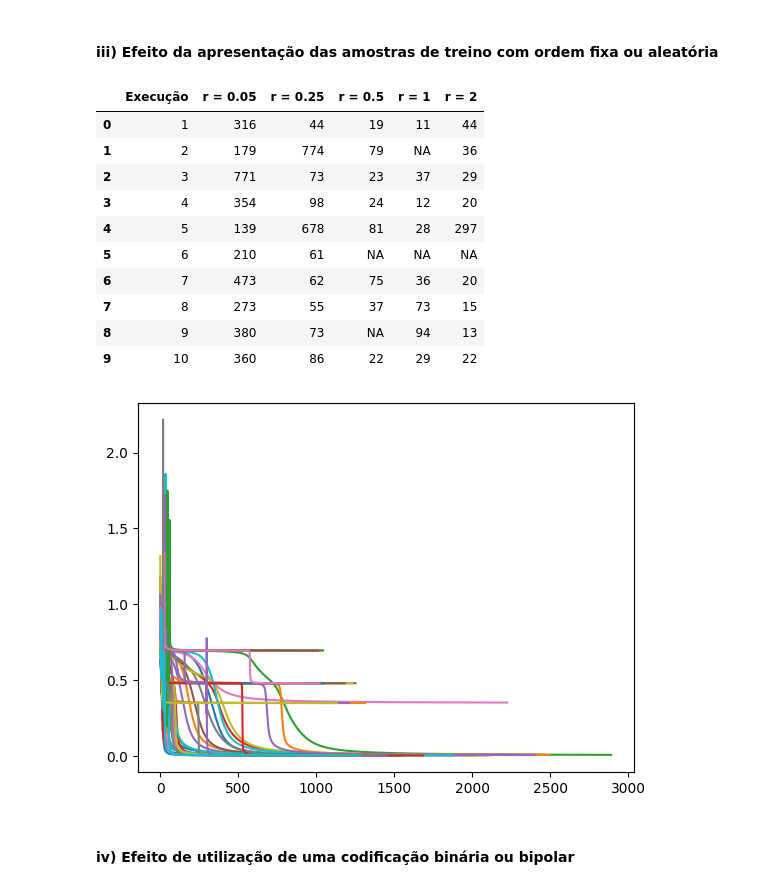
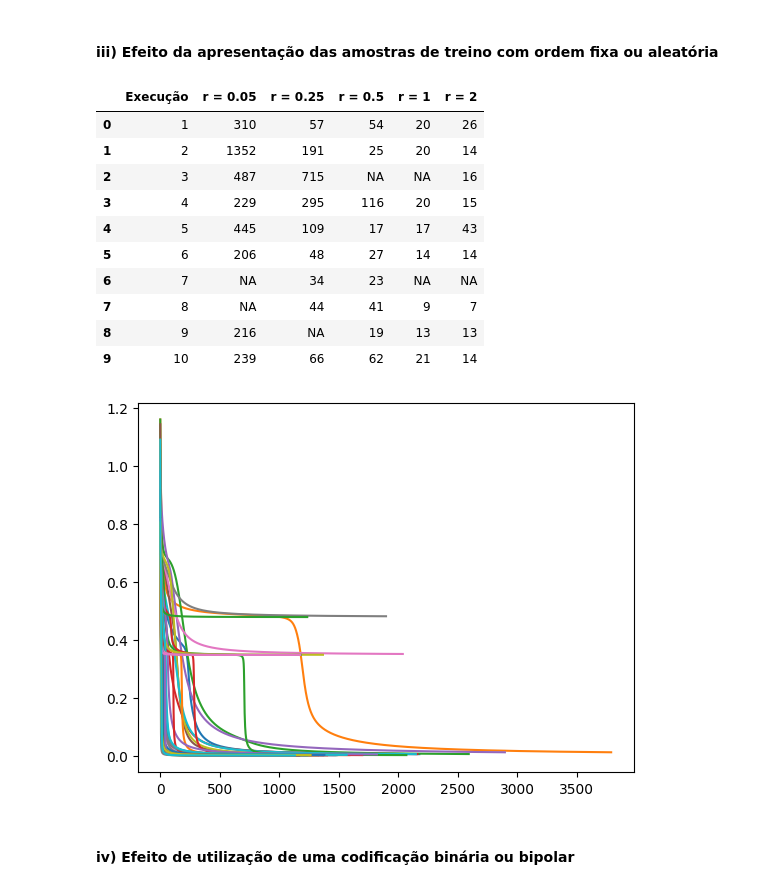
Before and after one commit to souocare/iasc_course_ai, a Jupyter notebook: Part 1/parte1.ipynb, the cells around one changed output. Saved outputs shown, nothing was run; the diff lists cells and outputs as text; code cells hidden in the pictures.

```diff
--- a/Part 1/parte1.ipynb
+++ b/Part 1/parte1.ipynb
@@ -34,7 +34,7 @@ import six
 # %% [markdown]
 Dados de treino e target:
 # %%
-training_data = np.array([[0, 0], [0, 1], [1, 0], [1, 1]])
+training_data = np.array([[-1, -1], [-1, 1], [1, -1], [1, 1]])
 target_data = np.array([-1, 1, 1, -1])
 # %% [markdown]
 #### i) Efeito da taxa de aprendizagem
@@ -147,7 +147,7 @@ for learning_rate_value in [0.05, 0.25, 0.5, 1, 2]:
         plt.plot(mlp.loss_curve_)
         score_valuecurvebelow_threshold = "NA"
         for z in range(len(losscurve)):
-                if (losscurve[z] <= 0.3):
+                if (losscurve[z] <= 0.1):
                         score_valuecurvebelow_threshold = str(z+1)
                         break
         df_ex1b_half.at[i,"Execução"] = str(i+1)
@@ -192,7 +192,7 @@ for learning_rate_value in [0.05, 0.25, 0.5, 1, 2]:
         plt.plot(mlp.loss_curve_)
         score_valuecurvebelow_threshold = "NA"
         for z in range(len(losscurve)):
-                if (losscurve[z] <= 0.3):
+                if (losscurve[z] <= 0.1):
                         score_valuecurvebelow_threshold = str(z+1)
                         break
         df_ex1b_all.at[i,"Execução"] = str(i+1)
@@ -235,45 +235,45 @@ df_ex1b_all
 # %%
 
 df_ex1c = pd.DataFrame(columns=['Execução', 'r = 0.05', 'r = 0.25','r = 0.5', 'r = 1', 'r = 2'])
 
 for learning_rate_value in [0.05, 0.25, 0.5, 1, 2]:
     for i in range(10):
         mlp = MLPClassifier(hidden_layer_sizes=(4, 2),
                                 activation='tanh',
                                 solver="sgd",
                                 max_iter=10000,
                                 shuffle=True,
                                 momentum=0.5,
                                 learning_rate_init=learning_rate_value,
                                 tol=0.00001, n_iter_no_change=1000)
         mlp.fit(training_data, target_data)
         score_result = mlp.score(training_data, target_data)
         predict_result = mlp.predict(training_data)
         losscurve = mlp.loss_curve_
         plt.plot(mlp.loss_curve_)
         score_valuecurvebelow_threshold = "NA"
         for z in range(len(losscurve)):
-                if (losscurve[z] <= 0.4):
+                if (losscurve[z] <= 0.1):
                         score_valuecurvebelow_threshold = str(z+1)
                         break
         df_ex1c.at[i,"Execução"] = str(i+1)
         df_ex1c.at[i,"r = " + str(learning_rate_value) + ""] = score_valuecurvebelow_threshold
 
 df_ex1c
 #render_mpl_table(df_ex1a, header_columns=0, col_width=3.0)
 # %% [output]
 |  | Execução | r = 0.05 | r = 0.25 | r = 0.5 | r = 1 | r = 2 |
-| 0 | 1 | 316 | 44 | 19 | 11 | 44 |
-| 1 | 2 | 179 | 774 | 79 | NA | 36 |
-| 2 | 3 | 771 | 73 | 23 | 37 | 29 |
-| 3 | 4 | 354 | 98 | 24 | 12 | 20 |
-| 4 | 5 | 139 | 678 | 81 | 28 | 297 |
-| 5 | 6 | 210 | 61 | NA | NA | NA |
-| 6 | 7 | 473 | 62 | 75 | 36 | 20 |
-| 7 | 8 | 273 | 55 | 37 | 73 | 15 |
-| 8 | 9 | 380 | 73 | NA | 94 | 13 |
-| 9 | 10 | 360 | 86 | 22 | 29 | 22 |
+| 0 | 1 | 310 | 57 | 54 | 20 | 26 |
+| 1 | 2 | 1352 | 191 | 25 | 20 | 14 |
+| 2 | 3 | 487 | 715 | NA | NA | 16 |
+| 3 | 4 | 229 | 295 | 116 | 20 | 15 |
+| 4 | 5 | 445 | 109 | 17 | 17 | 43 |
+| 5 | 6 | 206 | 48 | 27 | 14 | 14 |
+| 6 | 7 | NA | 34 | 23 | NA | NA |
+| 7 | 8 | NA | 44 | 41 | 9 | 7 |
+| 8 | 9 | 216 | NA | 19 | 13 | 13 |
+| 9 | 10 | 239 | 66 | 62 | 21 | 14 |
-[figure, old version]
+[figure, new version]
 # %% [markdown]
 #### iv) Efeito de utilização de uma codificação binária ou bipolar
 # %%
```
Also changed, not shown: parts of 7 cells of this notebook, 9 other files.
